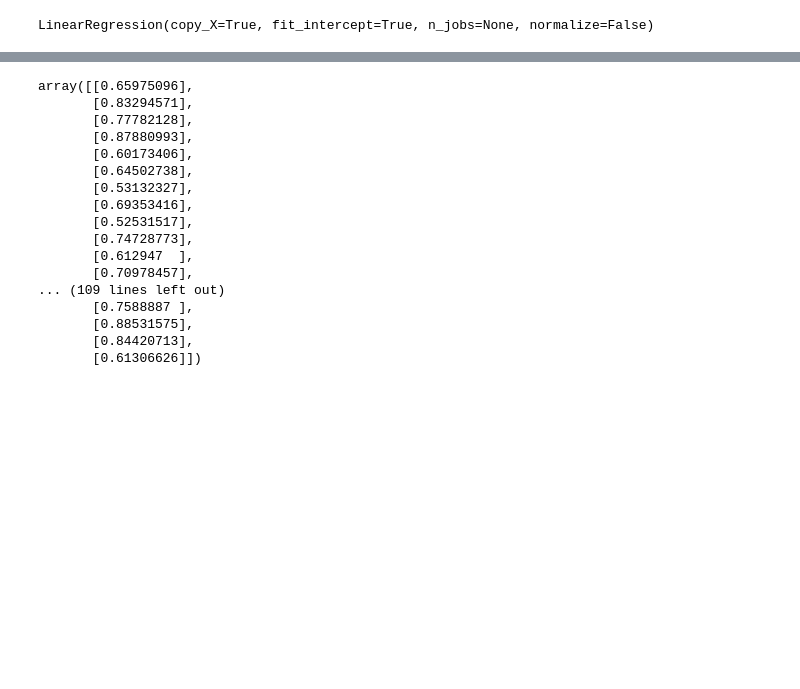
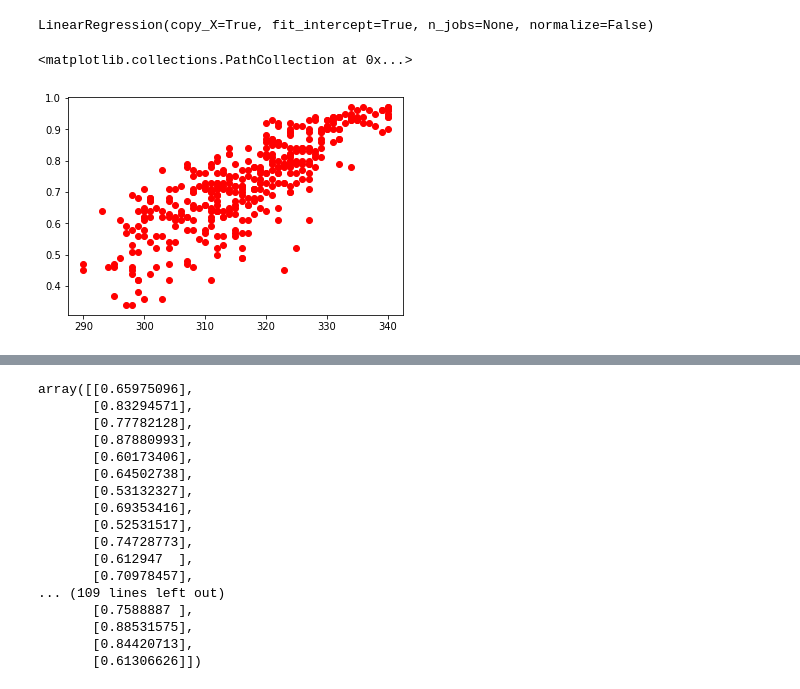
Before and after one commit to aadityadamle/Admit-Prediction, a Jupyter notebook: Admit_Prediction.ipynb, the cells around one changed output, grey strips where cells are left out. Drawn from its saved outputs; the diff is of its cells as text; code cells hidden in the pictures; blank space fills up the shorter version.

```diff
--- a/Admit_Prediction.ipynb
+++ b/Admit_Prediction.ipynb
@@ -79,3 +79,8 @@ classifier = LinearRegression()
 classifier.fit(X_train,Y_train)
 # %% [output]
 LinearRegression(copy_X=True, fit_intercept=True, n_jobs=None, normalize=False)
+# %%
+plt.scatter(X_train["GRE Score"],Y_train, color = "red")
+# %% [output]
+<matplotlib.collections.PathCollection at 0x...>
+[figure, added]
```
Also changed, not shown: parts of 7 cells of this notebook.
